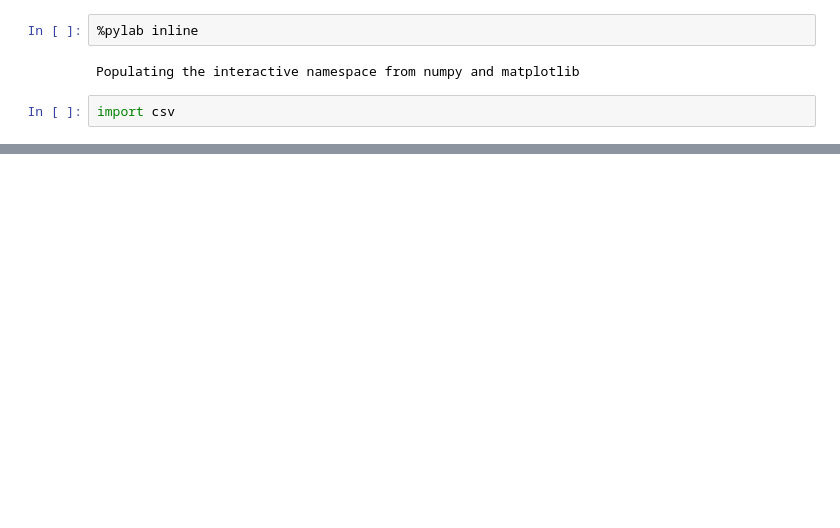
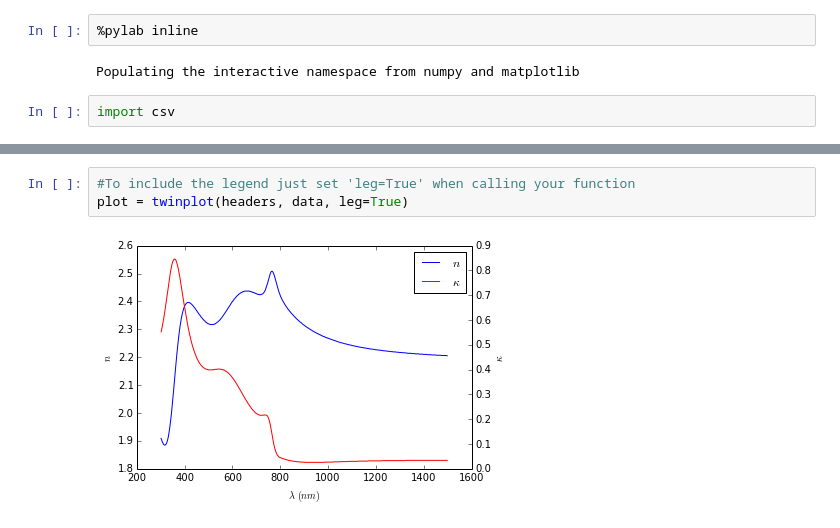
Before and after one commit to rtreharne/cdtpy, a Jupyter notebook: 003/003.ipynb, the cells around one changed output, grey strips where cells are left out. Cells and saved outputs as stored; diff of their text form; blank space fills up the shorter version.

```diff
--- a/003/003.ipynb
+++ b/003/003.ipynb
@@ -41,0 +53,5 @@ data
+# %%
+#To include the legend just set 'leg=True' when calling your function
+plot = twinplot(headers, data, leg=True)
+# %% [output]
+[figure, added]
```
Also changed, not shown: parts of 14 cells of this notebook, 1 other file.
